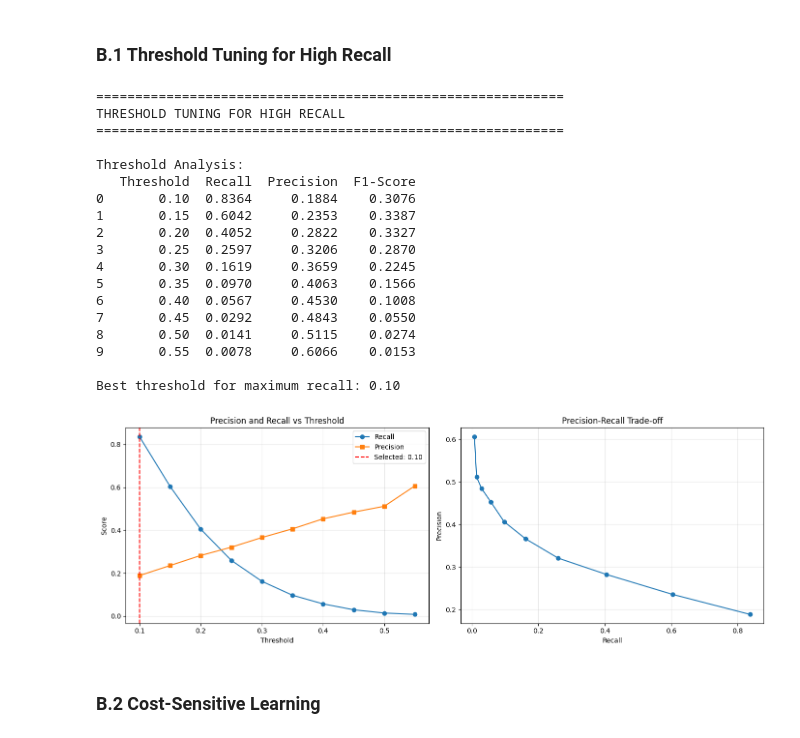
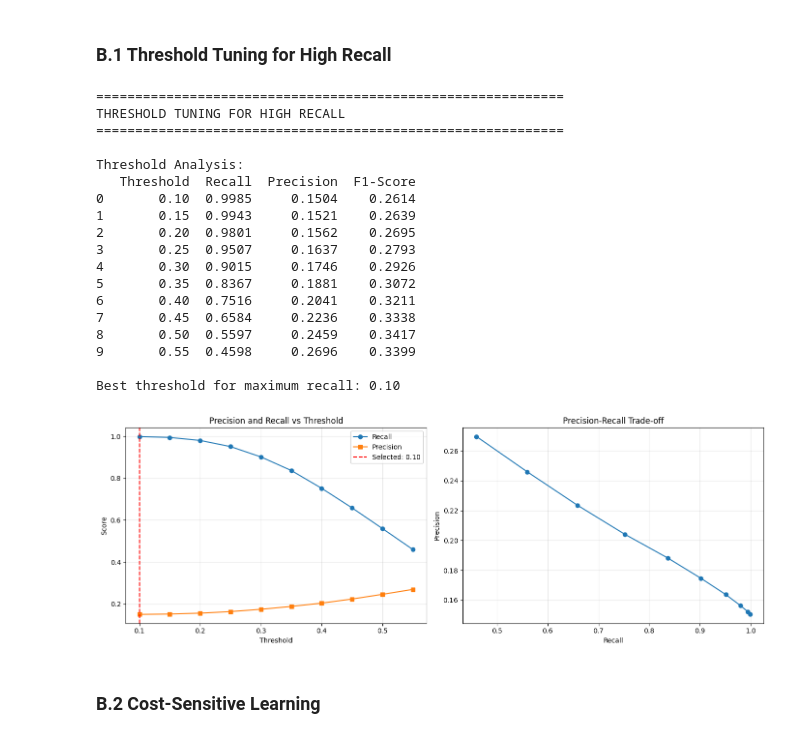
Before and after one commit to vorteclas/ml4finance, a Jupyter notebook: Project-Task2.ipynb, the cells around one changed output. Drawn from its saved outputs; the diff is of its cells as text; code cells hidden in the pictures.

```diff
--- a/Project-Task2.ipynb
+++ b/Project-Task2.ipynb
@@ -216,7 +181,7 @@ print(y_train.value_counts())
 print(f"Default rate: {y_train.mean() * 100:.2f}%")
 
 # Scale features (important for some algorithms)
-scaler = StandardScaler()
+scaler = MinMaxScaler()
 X_train_scaled = scaler.fit_transform(X_train)
 X_val_scaled = scaler.transform(X_val)
 X_test_scaled = scaler.transform(X_test)
@@ -597,15 +573,15 @@ KeyboardInterrupt:
 # %%
-# Evaluate tuned models
+# Evaluate tuned model
 print("\n" + "=" * 60)
 print("EVALUATING TUNED MODELS")
 print("=" * 60)
 
 tuned_results = []
 
-for name in ['Random Forest (Tuned)', 'Gradient Boosting (Tuned)']:
+for name in ['LightGBM (Optuna)']:
     model = models[name]
-    y_pred = model.predict(X_val)
-    y_pred_proba = model.predict_proba(X_val)[:, 1]
+    y_pred = model.predict(X_val_scaled)
+    y_pred_proba = model.predict_proba(X_val_scaled)[:, 1]
 
     accuracy = accuracy_score(y_val, y_pred)
     precision = precision_score(y_val, y_pred)
@@ -826,7 +768,7 @@ print("=" * 60)
 if 'Logistic Regression' in best_model_name:
     y_val_proba = best_model.predict_proba(X_val_scaled)[:, 1]
 else:
-    y_val_proba = best_model.predict_proba(X_val)[:, 1]
+    y_val_proba = best_model.predict_proba(X_val_scaled)[:, 1]
 
 # Try different thresholds
 thresholds = np.arange(0.1, 0.6, 0.05)
@@ -868,44 +810,44 @@ else:
 fig, axes = plt.subplots(1, 2, figsize=(14, 5))
 
 ax = axes[0]
 ax.plot(threshold_df['Threshold'], threshold_df['Recall'], 'o-', label='Recall')
 ax.plot(threshold_df['Threshold'], threshold_df['Precision'], 's-', label='Precision')
 ax.axvline(best_threshold, color='r', linestyle='--', label=f'Selected: {best_threshold:.2f}')
 ax.set_xlabel('Threshold')
 ax.set_ylabel('Score')
 ax.set_title('Precision and Recall vs Threshold')
 ax.legend()
 ax.grid(alpha=0.3)
 
 ax = axes[1]
 ax.plot(threshold_df['Recall'], threshold_df['Precision'], 'o-')
 ax.set_xlabel('Recall')
 ax.set_ylabel('Precision')
 ax.set_title('Precision-Recall Trade-off')
 ax.grid(alpha=0.3)
 
 plt.tight_layout()
 plt.show()
 # %% [output]
 ============================================================
 THRESHOLD TUNING FOR HIGH RECALL
 ============================================================
 
 Threshold Analysis:
    Threshold  Recall  Precision  F1-Score
-0       0.10  0.8364     0.1884    0.3076
-1       0.15  0.6042     0.2353    0.3387
-2       0.20  0.4052     0.2822    0.3327
-3       0.25  0.2597     0.3206    0.2870
-4       0.30  0.1619     0.3659    0.2245
-5       0.35  0.0970     0.4063    0.1566
-6       0.40  0.0567     0.4530    0.1008
-7       0.45  0.0292     0.4843    0.0550
-8       0.50  0.0141     0.5115    0.0274
-9       0.55  0.0078     0.6066    0.0153
+0       0.10  0.9985     0.1504    0.2614
+1       0.15  0.9943     0.1521    0.2639
+2       0.20  0.9801     0.1562    0.2695
+3       0.25  0.9507     0.1637    0.2793
+4       0.30  0.9015     0.1746    0.2926
+5       0.35  0.8367     0.1881    0.3072
+6       0.40  0.7516     0.2041    0.3211
+7       0.45  0.6584     0.2236    0.3338
+8       0.50  0.5597     0.2459    0.3417
+9       0.55  0.4598     0.2696    0.3399
 
 Best threshold for maximum recall: 0.10
-[figure, old version]
+[figure, new version]
 # %% [markdown]
 ### B.2 Cost-Sensitive Learning
 # %%
```
Also changed, not shown: parts of 18 cells of this notebook, 6 other files.
